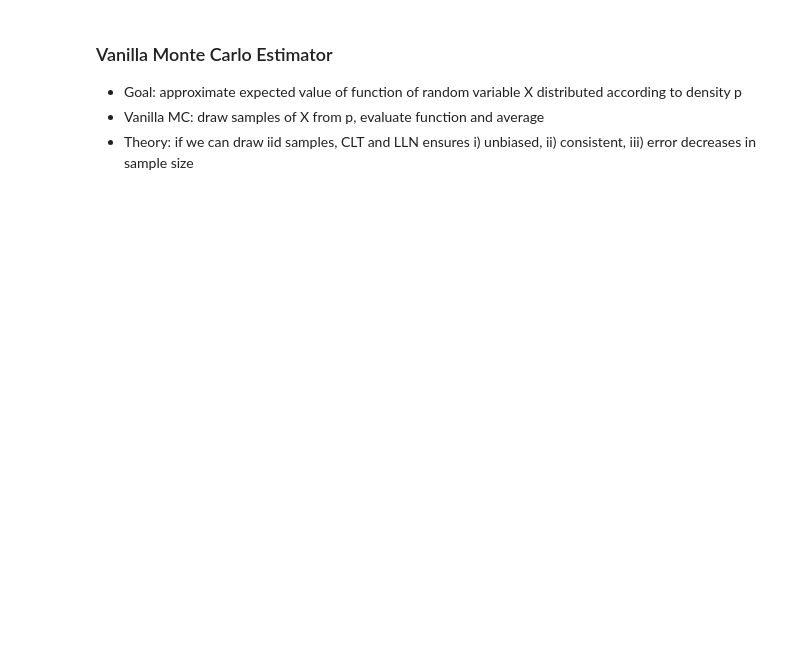
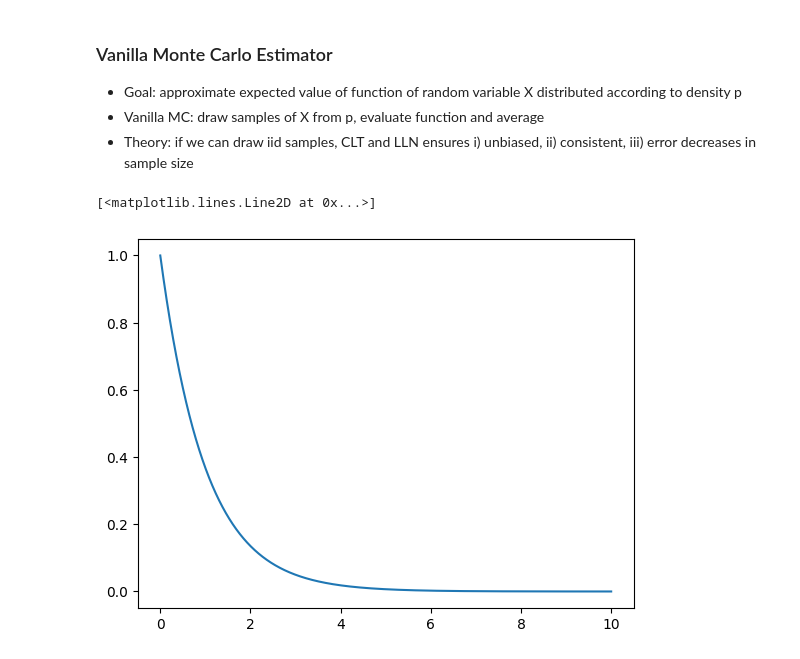
Before and after one commit to tuphs28/MLMI-Notes, a Jupyter notebook: CSML/monte_carlo_methods.ipynb, the cells around one changed output. Saved outputs shown, nothing was run; the diff lists cells and outputs as text; code cells hidden in the pictures; blank space fills up the shorter version.

```diff
--- a/CSML/monte_carlo_methods.ipynb
+++ b/CSML/monte_carlo_methods.ipynb
@@ -8,0 +18,7 @@ import matplotlib.pyplot as plt
+# %%
+x_range = np.linspace(0,10,10000)
+p = lambda x: np.exp(-x) / (1 - np.exp(-10))
+plt.plot(x_range, p(x_range))
+# %% [output]
+[<matplotlib.lines.Line2D at 0x...>]
+[figure, added]
```
Also changed, not shown: parts of 22 cells of this notebook.
